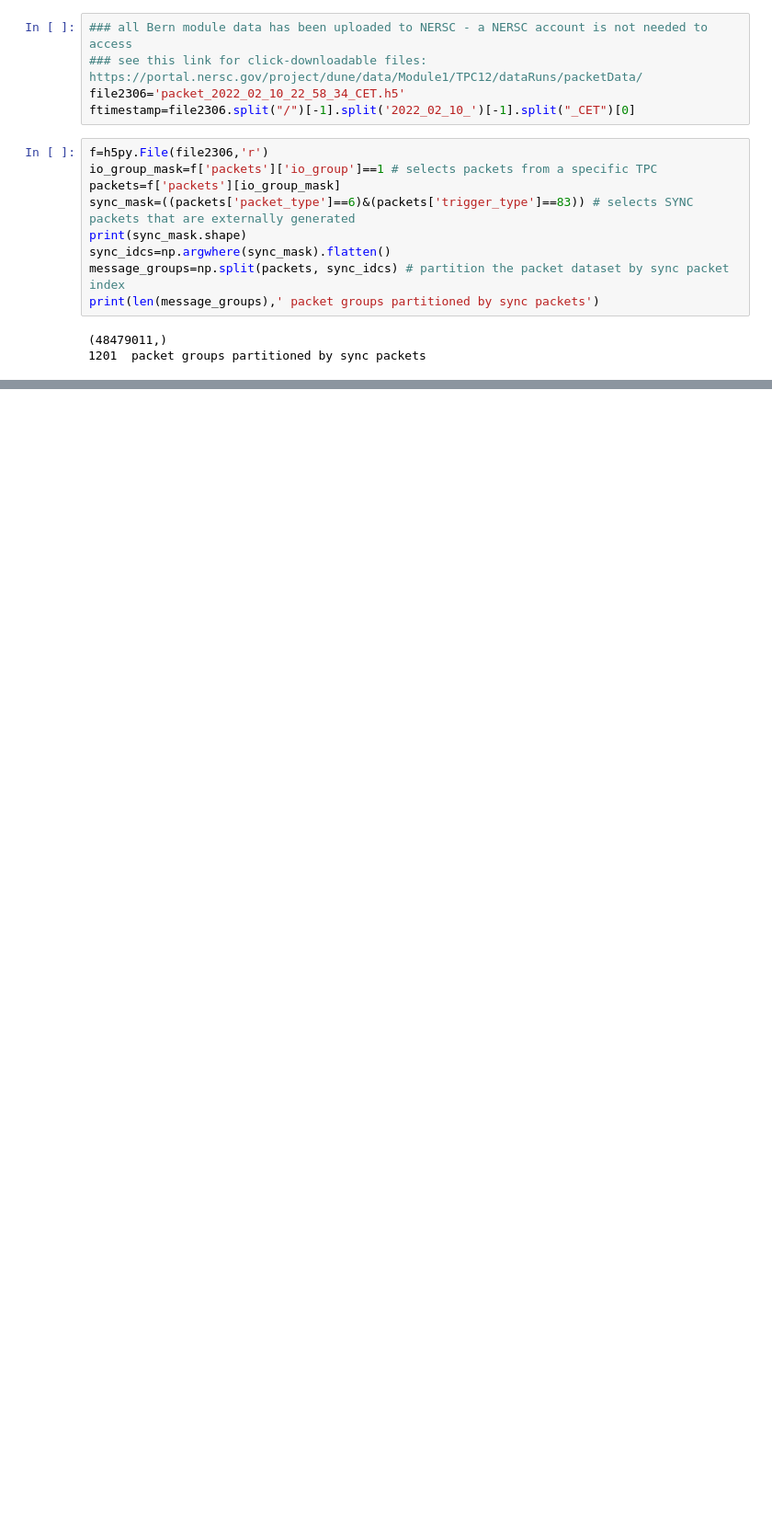
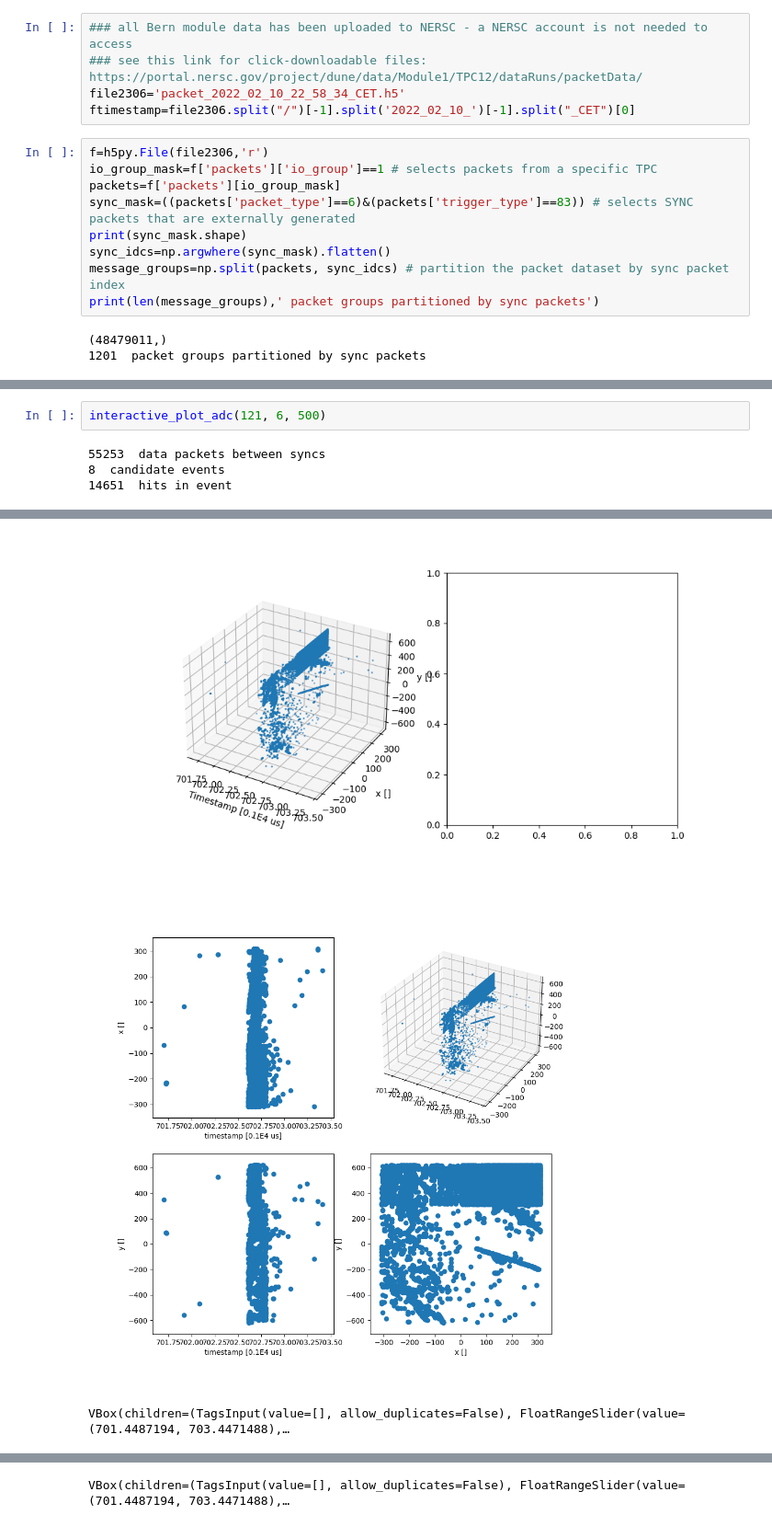
Before and after one commit to fanrado/2x2_ql, a Jupyter notebook: q/plot.ipynb, the cells around one changed output, grey strips where cells are left out. Shown at 92% size. Drawn from its saved outputs; the diff is of its cells as text; blank space fills up the shorter version.

```diff
--- a/q/plot.ipynb
+++ b/q/plot.ipynb
@@ -404,0 +521,6 @@ VBox(children=(TagsInput(value=[], allow_duplicates=False), FloatRangeSlider(val
+# %%
+interactive_plot_adc(121, 6, 500)
+# %% [output]
+55253  data packets between syncs
+8  candidate events
+14651  hits in event
@@ -404,0 +530,3 @@ VBox(children=(TagsInput(value=[], allow_duplicates=False), FloatRangeSlider(val
+[figure, added]
+[figure, added]
+VBox(children=(TagsInput(value=[], allow_duplicates=False), FloatRangeSlider(value=(701.4487194, 703.4471488),…
@@ -404,0 +535 @@ VBox(children=(TagsInput(value=[], allow_duplicates=False), FloatRangeSlider(val
+VBox(children=(TagsInput(value=[], allow_duplicates=False), FloatRangeSlider(value=(701.4487194, 703.4471488),…
```
Also changed, not shown: parts of 9 cells of this notebook.
